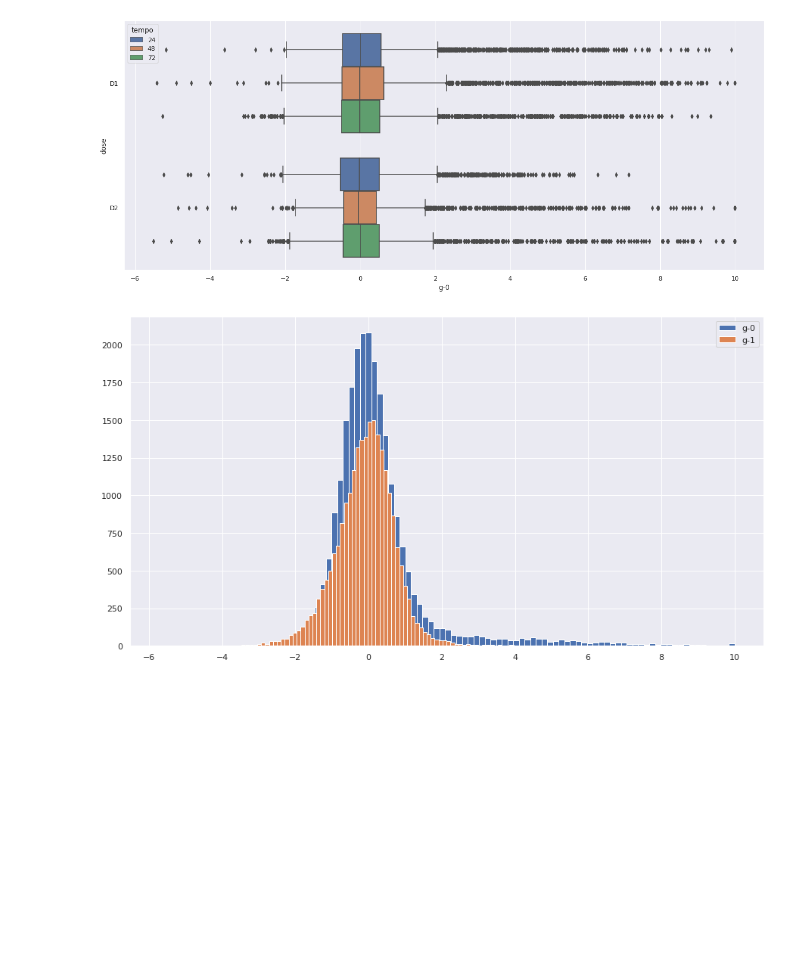
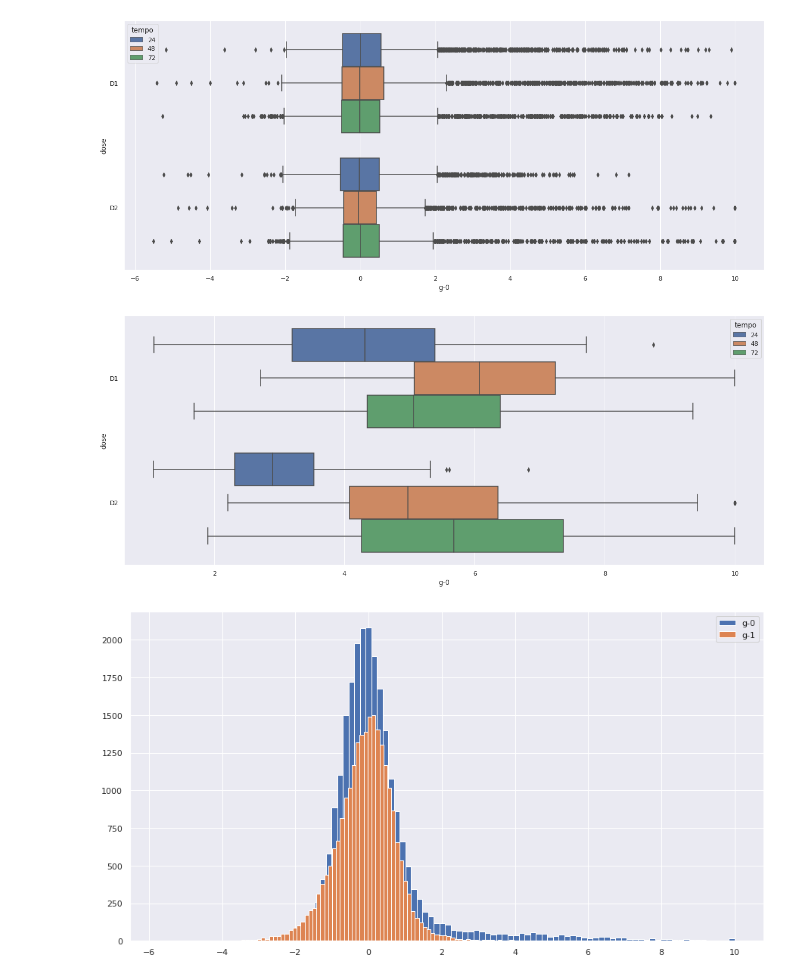
Before and after one commit to Marcelo0479/Imersao-Dados, a Jupyter notebook: Imersao_Dados.ipynb, the cells around one changed output. Saved outputs shown, nothing was run; the diff lists cells and outputs as text; code cells hidden in the pictures; blank space fills up the shorter version.

```diff
--- a/Imersao_Dados.ipynb
+++ b/Imersao_Dados.ipynb
@@ -639,6 +604,12 @@ sns.boxplot(x='g-0', y='dose', hue='tempo', data=dados)
 plt.show()
 # %% [output]
 [figure]
+# %%
+plt.figure(figsize=(20,8))
+sns.boxplot(x='g-0', y='dose', hue='tempo', data=dados[dados['composto'] == '87d714366'])
+plt.show()
+# %% [output]
+[figure, added]
 # %%
 plt.figure(figsize=(15,8))
 dados['g-0'].hist(bins = 100, label='g-0')
```
Also changed, not shown: parts of 5 cells of this notebook.
